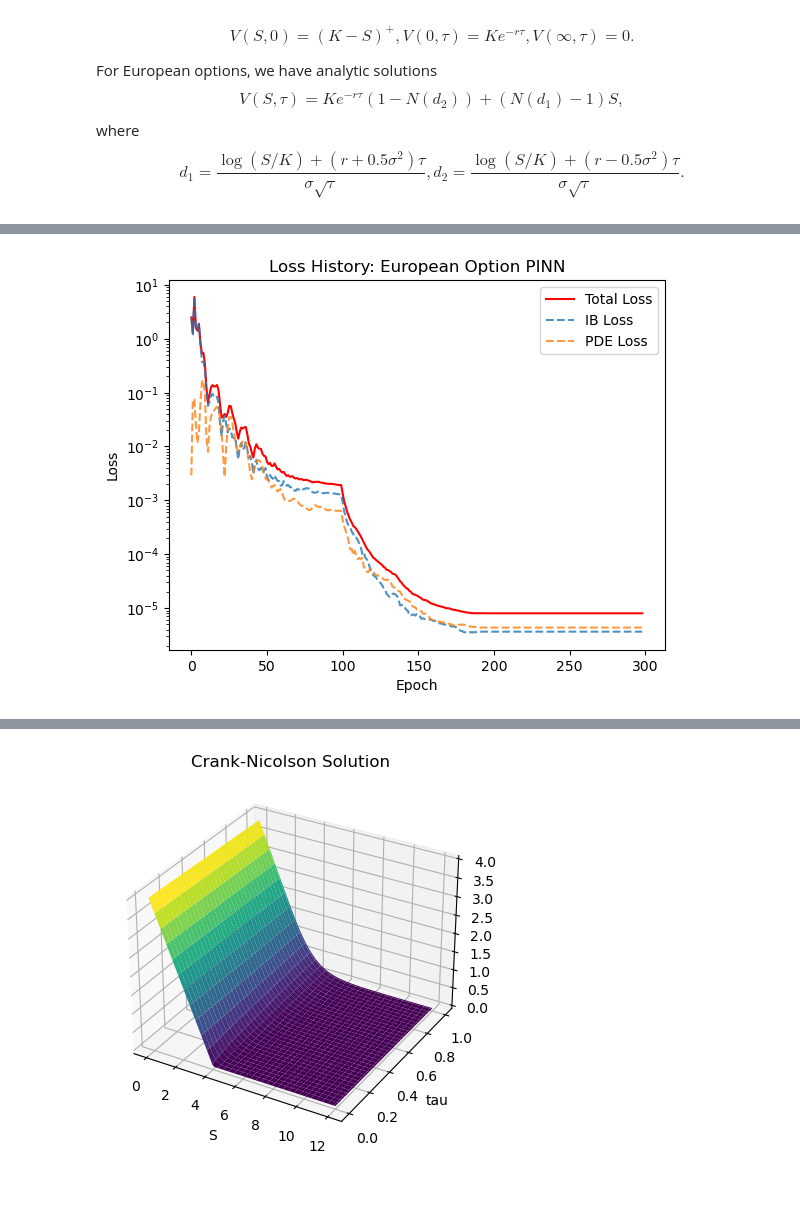
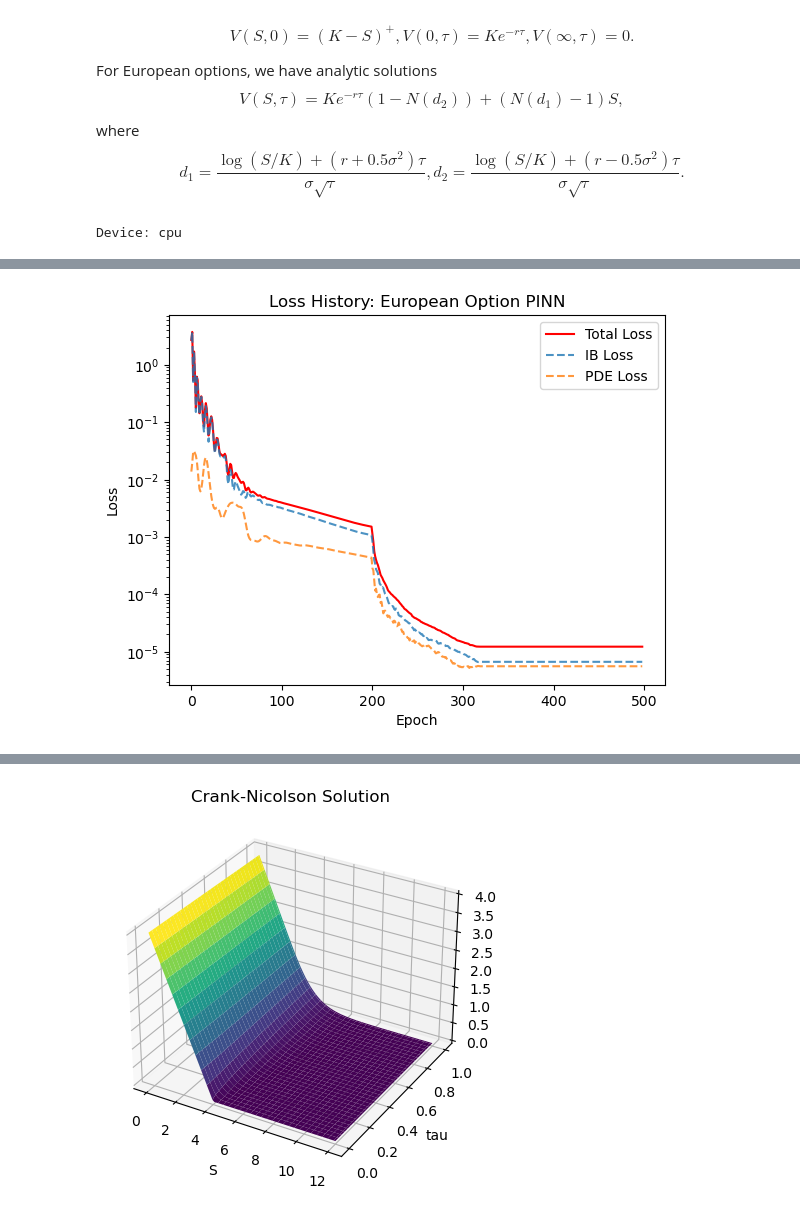
Before and after one commit to liyiyan128/Option-Pricing-Using-Physics-Informed-Neural-Networks, a Jupyter notebook: PINN_example.ipynb, the cells around one changed output, grey strips where cells are left out. Cells and saved outputs as stored; diff of their text form; code cells hidden in the pictures.

Commit message:
model update

```diff
--- a/PINN_example.ipynb
+++ b/PINN_example.ipynb
@@ -24,11 +25,19 @@ $$
 d_1=\frac{\log (S / K)+\left(r+0.5 \sigma^2\right) \tau}{\sigma \sqrt{\tau}}, d_2=\frac{\log (S / K)+\left(r-0.5 \sigma^2\right) \tau}{\sigma \sqrt{\tau}}.
 $$
 # %%
+device = torch.device('cuda' if torch.cuda.is_available() else 'cpu')
+print('Device:', device)
 # load data
 ib = torch.load('data/european_put_ib.pt')
 pde = torch.load('data/european_put_pde.pt')
 S_ib, tau_ib, V_ib = ib['S'], ib['tau'], ib['V']
 S_pde, tau_pde = pde['S'], pde['tau']
+
+S_ib = S_ib.to(device)
+tau_ib = tau_ib.to(device)
+V_ib = V_ib.to(device)
+S_pde = S_pde.to(device)
+tau_pde = tau_pde.to(device)
 
 # parameters
 K = 4
@@ -37,29 +46,34 @@ r = 0.03
 T = 1
 S_inf = 3 * K
 
-TRAIN = False
+TRAIN = True
+# %% [output]
+Device: cpu
 # %%
-model_name = 'european_put_adam_lbfgs'
+model_name = 'european_put_3mlp100'
 if TRAIN:
     nn = torch.nn.Sequential(
-            torch.nn.Linear(2, 20),
+            torch.nn.Linear(2, 100),
             torch.nn.Tanh(),
-            torch.nn.Linear(20, 20),
+            torch.nn.Linear(100, 100),
             torch.nn.Tanh(),
-            torch.nn.Linear(20, 20),
+            torch.nn.Linear(100, 100),
             torch.nn.Tanh(),
-            torch.nn.Linear(20, 1)
-    )
-    model = EuropeanPINN(nn, K, T, r, sigma, S_inf)
+            torch.nn.Linear(100, 1)
+    )  # adam(lr=0.01)200 + lbfgs200
+    model = EuropeanPINN(nn, K, T, r, sigma, S_inf, device=device)
 
+    training_time = time()
     # First train with Adam for 100 epochs
-    model.train(S_ib, tau_ib, V_ib, S_pde, tau_pde, epochs=100, optimizer='adam', lr=1e-1)
+    model.train(S_ib, tau_ib, V_ib, S_pde, tau_pde, epochs=200, optimizer='adam', lr=0.01)
     # Then train with L-BFGS for 200 epochs
-    model.train(S_ib, tau_ib, V_ib, S_pde, tau_pde, epochs=200, optimizer='lbfgs')
+    model.train(S_ib, tau_ib, V_ib, S_pde, tau_pde, epochs=300, optimizer='lbfgs', line_search_fn='strong_wolfe')
+    training_time = time() - training_time
+    print('Training time:', training_time)
     # save model
     torch.save(model, f'models/{model_name}.pt')
 
 model = torch.load(f'models/{model_name}.pt')
 model.plot_loss(data=False, save=True, title='Loss History: European Option PINN')
-print('Final loss: ', model.loss_history['total'][-1])
+print('Final loss:', model.loss_history['total'][-1])
 # %% [output]
@@ -66 +97 @@ print('Final loss: ', model.loss_history['total'][-1])
-[figure, old version]
+[figure, new version]
```
Also changed, not shown: parts of 4 cells of this notebook, 2 other files.
